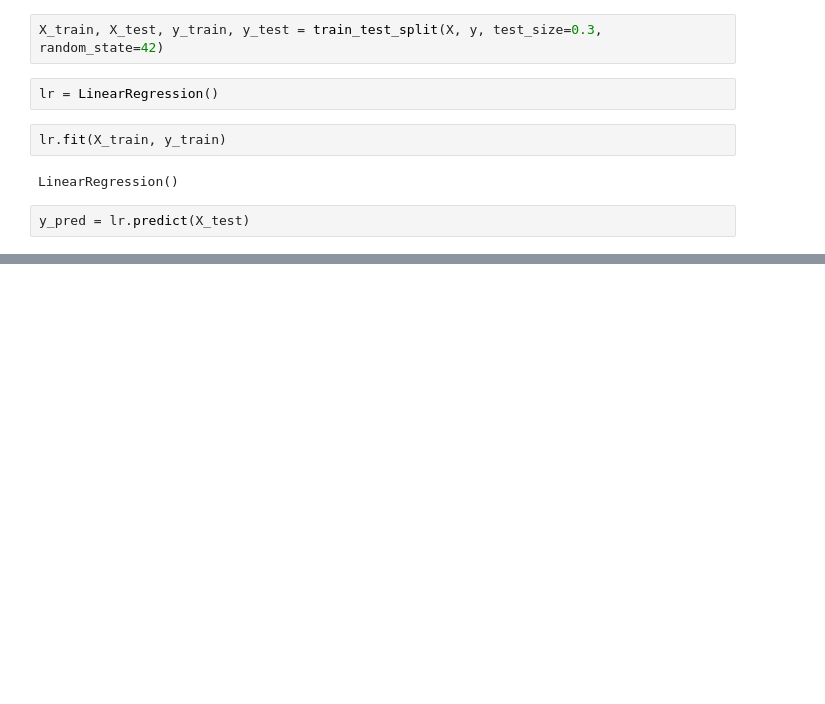
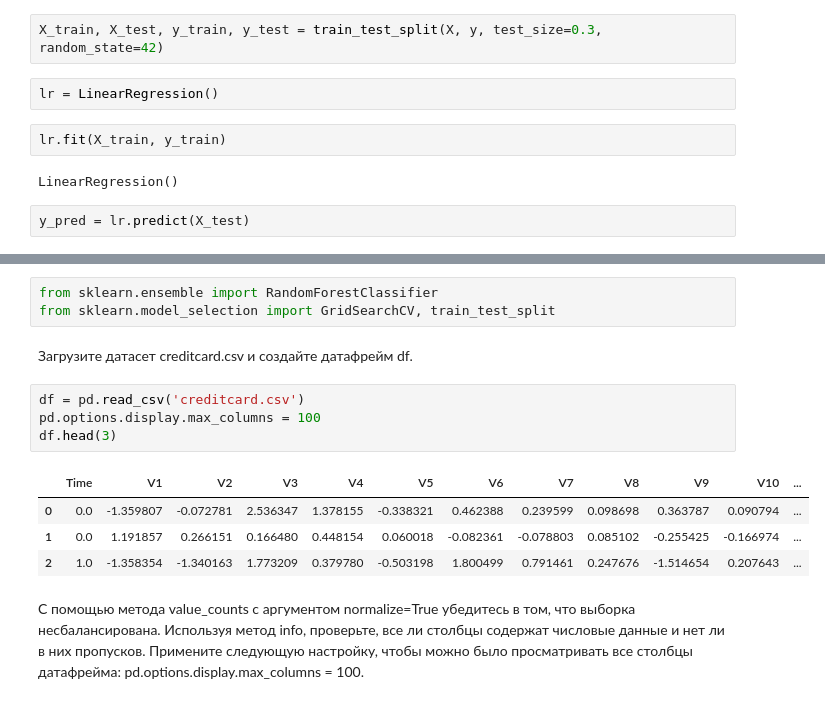
Before and after one commit to dvskpss/Python_DS_Lib, a Jupyter notebook: hw_less_6/hw_less_6.ipynb, the cells around one changed output, grey strips where cells are left out. Drawn from its saved outputs; the diff is of its cells as text; blank space fills up the shorter version.

```diff
--- a/hw_less_6/hw_less_6.ipynb
+++ b/hw_less_6/hw_less_6.ipynb
@@ -53,0 +144,19 @@ r2
+# %%
+from sklearn.ensemble import RandomForestClassifier
+from sklearn.model_selection import GridSearchCV, train_test_split
+# %% [markdown]
+Загрузите датасет creditcard.csv и создайте датафрейм df.
+# %%
+df = pd.read_csv('creditcard.csv')
+pd.options.display.max_columns = 100
+df.head(3)
+# %% [output]
+|  | Time | V1 | V2 | V3 | V4 | V5 | V6 | V7 | V8 | V9 | V10 | ... |
+| 0 | 0.0 | -1.359807 | -0.072781 | 2.536347 | 1.378155 | -0.338321 | 0.462388 | 0.239599 | 0.098698 | 0.363787 | 0.090794 | ... |
+| 1 | 0.0 | 1.191857 | 0.266151 | 0.166480 | 0.448154 | 0.060018 | -0.082361 | -0.078803 | 0.085102 | -0.255425 | -0.166974 | ... |
+| 2 | 1.0 | -1.358354 | -1.340163 | 1.773209 | 0.379780 | -0.503198 | 1.800499 | 0.791461 | 0.247676 | -1.514654 | 0.207643 | ... |
+# %% [markdown]
+С помощью метода value_counts с аргументом normalize=True убедитесь в том, что выборка несбалансирована.
+Используя метод info, проверьте, все ли столбцы содержат числовые данные и нет ли в них пропусков.
+Примените следующую настройку, чтобы можно было просматривать все столбцы датафрейма:
+pd.options.display.max_columns = 100.
```
Also changed, not shown: parts of 72 cells of this notebook.
